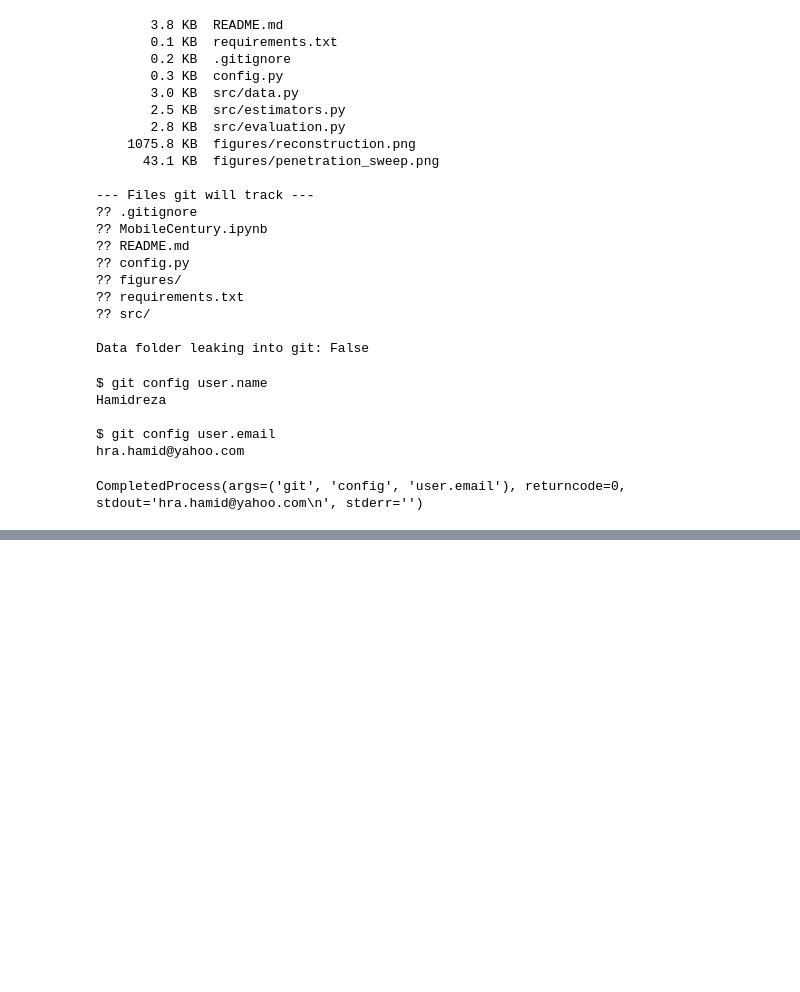
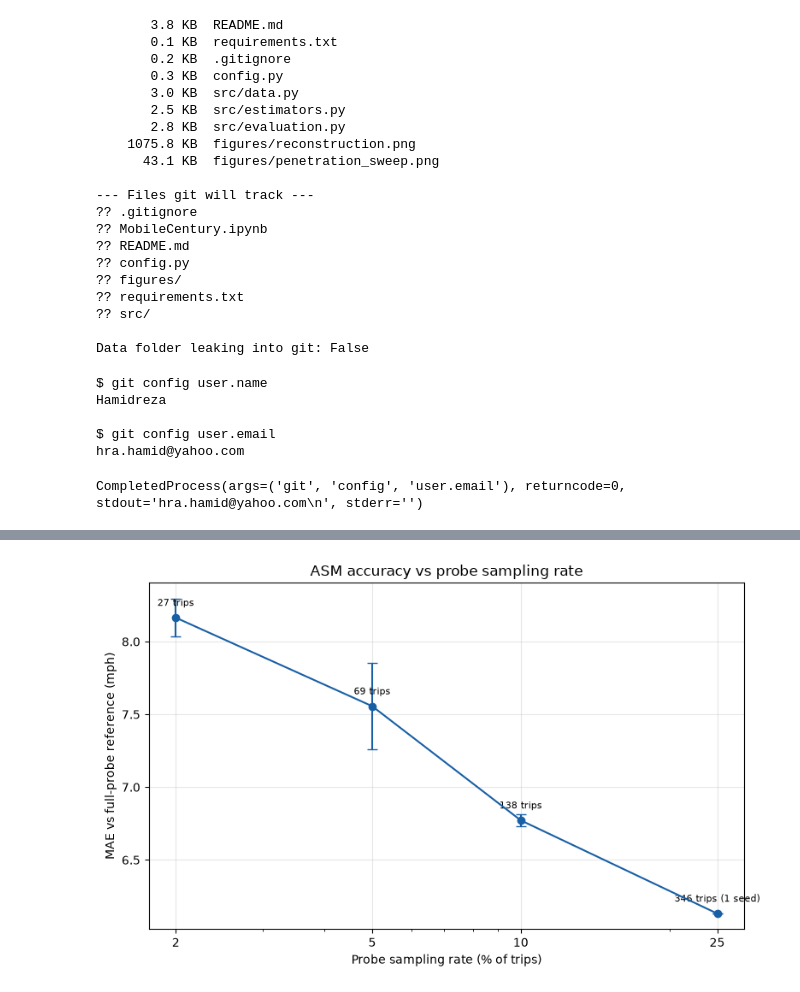
Before and after one commit to HamidrezaAmin/MobileCentury-TSE, a Jupyter notebook: MobileCentury.ipynb, the cells around one changed output, grey strips where cells are left out. Drawn from its saved outputs; the diff is of its cells as text; code cells hidden in the pictures; blank space fills up the shorter version.

```diff
--- a/MobileCentury.ipynb
+++ b/MobileCentury.ipynb
@@ -1901,0 +1943,47 @@ run("git", "log", "--stat", "-1")
+# %%
+# Purpose: regenerate the sweep figure with readable axis labels and an
+# honest note about the single-seed point.
+#
+# ScalarFormatter overrides matplotlib's default scientific notation on log
+# axes. set_xticks with explicit values ensures ticks land on the rates we
+# actually ran, not on matplotlib's chosen decades.
+
+import matplotlib.pyplot as plt
+from matplotlib.ticker import ScalarFormatter
+import pandas as pd
+from pathlib import Path
+
+sweep = pd.read_csv(Path.cwd() / "data" / "processed" / "asm_sweep.csv")
+agg = sweep.groupby("rate").agg(
+    mae_mean=("mae", "mean"), mae_std=("mae", "std"),
+    n_trips=("n_trips", "first"), n_seeds=("seed", "count")
+).reset_index()
+
+fig, ax = plt.subplots(figsize=(8, 5))
+ax.errorbar(agg["rate"] * 100, agg["mae_mean"], yerr=agg["mae_std"].fillna(0),
+            marker="o", capsize=4, color="#185FA5", zorder=3)
+
+ax.set_xscale("log")
+# Force plain-number ticks at the rates actually tested.
+ax.set_xticks([2, 5, 10, 25])
+ax.xaxis.set_major_formatter(ScalarFormatter())
+ax.xaxis.set_minor_formatter(plt.NullFormatter())   # suppress 3x10^0 clutter
+
+ax.set_xlabel("Probe sampling rate (% of trips)")
+ax.set_ylabel("MAE vs full-probe reference (mph)")
+ax.set_title("ASM accuracy vs probe sampling rate")
+ax.grid(alpha=0.3, zorder=0)
+
+for _, r in agg.iterrows():
+    # Flag the single-seed point so the missing error bar is explained.
+    note = f"{int(r.n_trips)} trips" + ("" if r.n_seeds > 1 else " (1 seed)")
+    ax.annotate(note, (r["rate"] * 100, r["mae_mean"]),
+                textcoords="offset points", xytext=(0, 10),
+                ha="center", fontsize=8)
+
+plt.tight_layout()
+fig.savefig(Path.cwd() / "figures" / "penetration_sweep.png",
+            dpi=110, bbox_inches="tight")
+plt.show()
+# %% [output]
+[figure, added]
```
Also changed, not shown: parts of 5 cells of this notebook, 2 other files.
